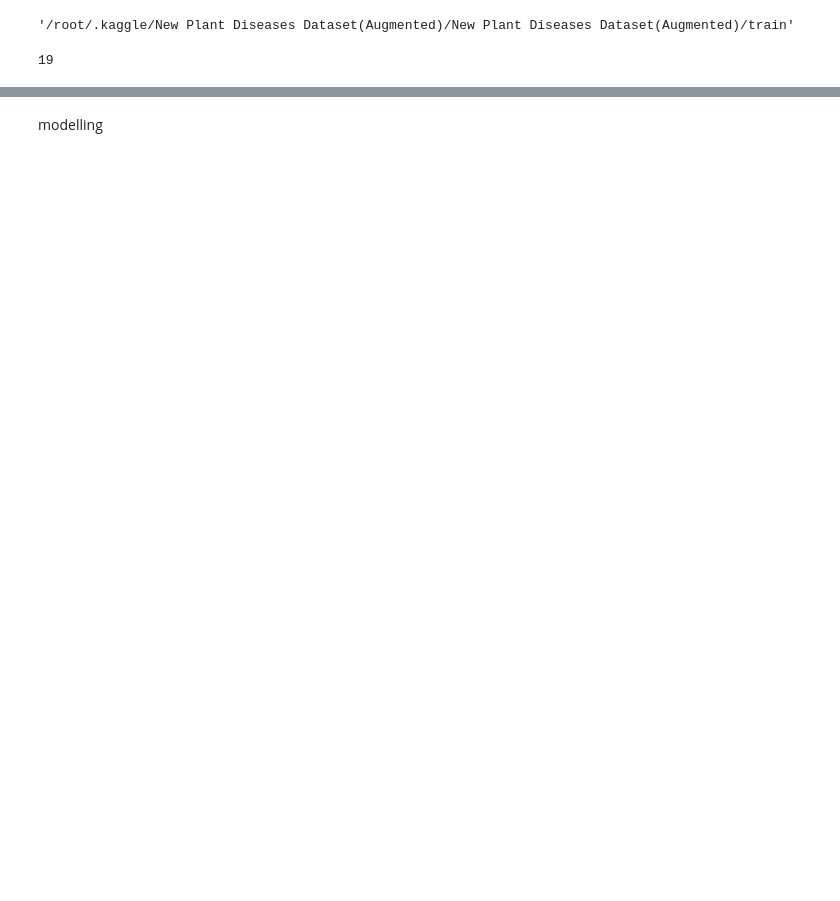
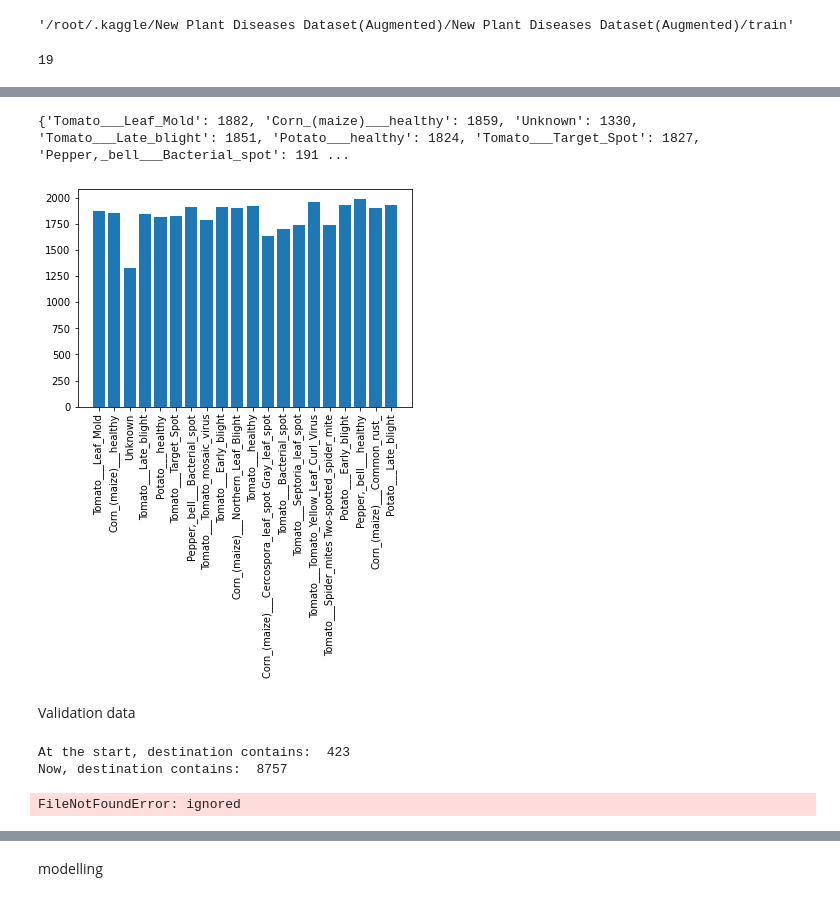
Before and after one commit to elishatofunmi/miscellaneous, a Jupyter notebook: Plant_analysis.ipynb, the cells around one changed output, grey strips where cells are left out. Cells and saved outputs as stored; diff of their text form; code cells hidden in the pictures; blank space fills up the shorter version.

```diff
--- a/Plant_analysis.ipynb
+++ b/Plant_analysis.ipynb
@@ -68,10 +52,10 @@ os.getcwd()
 # %% [output]
 '/root/.kaggle/New Plant Diseases Dataset(Augmented)/New Plant Diseases Dataset(Augmented)/train'
 # %%
-os.chdir('/root/.kaggle')
-os.mkdir('MyData')
-os.chdir('/root/.kaggle/MyData')
-destination_folder = os.getcwd()
+#os.chdir('/root/.kaggle')
+#os.mkdir('MyData')
+#os.chdir('/root/.kaggle/MyData')
+destination_folder = '/root/.kaggle/MyData'
 # %%
 source_folder = '/root/.kaggle/New Plant Diseases Dataset(Augmented)/New Plant Diseases Dataset(Augmented)/train'
 # %%
@@ -113,22 +97,28 @@ import os
 import shutil
 
 os.chdir(source_folder)
-for k in os.listdir():
+for f,k in enumerate(os.listdir()):
   try:
     if k in work_class:
       source = source_folder + '/' + str(k)
       destination = destination_folder
+
+      os.chdir(destination)
+      os.mkdir(str(k))
       os.chdir(source)
+
       source_demo, dest_demo = '', ''
       for m in os.listdir():
         source_demo = source + '/'+str(m)
-        dest_demo = destination + '/'+str(m)
+        dest_demo = destination + '/'+ str(k) +'/'+str(m)
         #copyDirectory(source, destination)
-        copytree(source, destination)
-      os.chdir(source)
+        shutil.copy(source_demo, dest_demo)
+      os.chdir(source_folder)
     else:
       os.chdir(destination_folder)
       os.mkdir(str(k))
       os.chdir(source_folder)
   except FileExistsError as err:
     pass
+  finally:
+    print('progress '+str(f))
@@ -241,0 +311,19 @@ print(randomlist)
+# %%
+dictData = {}
+for k in os.listdir():
+  os.chdir(destination_folder + '/'+str(k))
+  dictData[k] = len(os.listdir())
+  os.chdir(destination_folder)
+print(dictData)
+# %% [output]
+{'Tomato___Leaf_Mold': 1882, 'Corn_(maize)___healthy': 1859, 'Unknown': 1330, 'Tomato___Late_blight': 1851, 'Potato___healthy': 1824, 'Tomato___Target_Spot': 1827, 'Pepper,_bell___Bacterial_spot': 191 ...
+# %%
+
+import matplotlib.pyplot as plt
+plt.bar(dictData.keys(), dictData.values())
+plt.xticks(rotation = 90)
+plt.show()
+# %% [output]
+[figure, added]
+# %% [markdown]
+Validation data
@@ -241,0 +333,20 @@ print(randomlist)
+# %%
+destination= val_dest + '/'+'Grape___healthy'
+
+os.chdir(destination)
+print('At the start, destination contains: ', len(os.listdir()))
+
+for m in listtrial[1:]:
+
+  src = val_dest + '/'+str(m)
+  os.chdir(src)
+  dummy_source_list = os.listdir()
+  for b in dummy_source_list:
+    source = src + '/'+str(b)
+    shutil.copy(source, destination)
+
+os.chdir(destination)
+print('Now, destination contains: ', len(os.listdir()))
+# %% [output]
+At the start, destination contains:  423
+Now, destination contains:  8757
@@ -241,0 +367,9 @@ print(randomlist)
+# %%
+for m in listtrial[1:]:
+  direc = val_dest + '/'+str(m)
+  shutil.rmtree(direc)
+
+os.chdir(val_dest)
+os.listdir()
+# %% [output]
+FileNotFoundError: ignored
```
Also changed, not shown: parts of 27 cells of this notebook.
